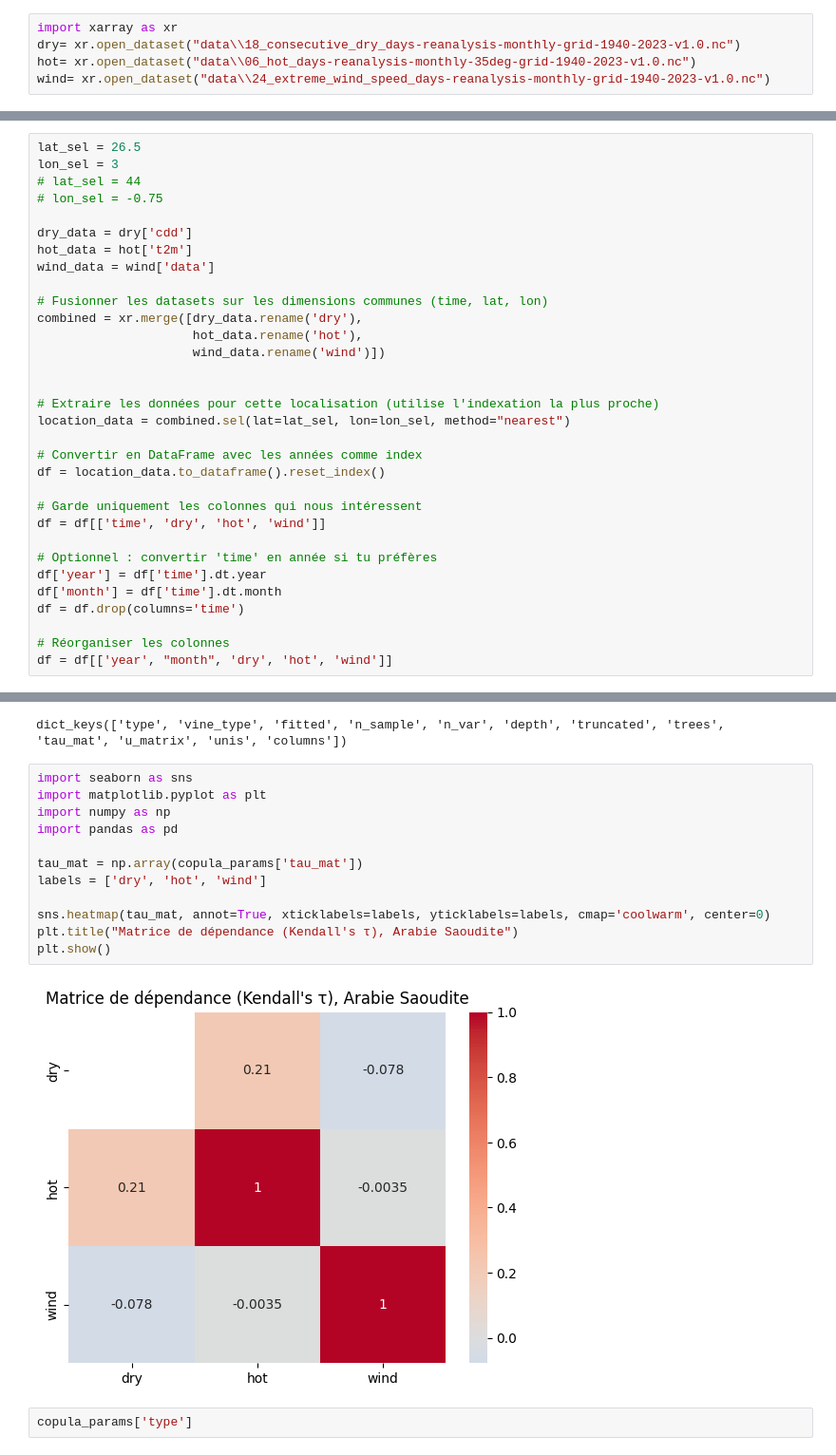
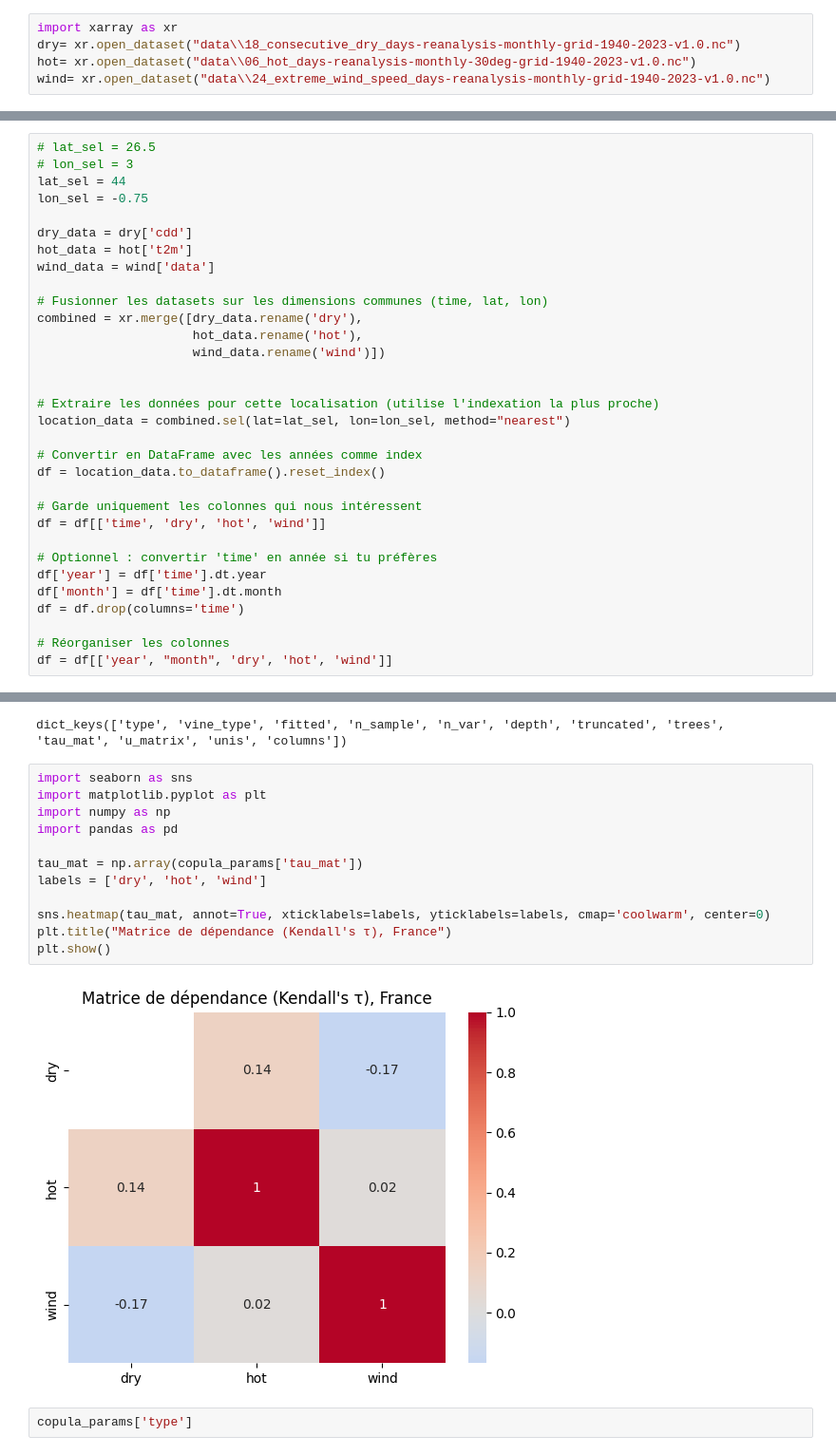
Before and after one commit to lucasvazelle/compound_climate_extremes_copula, a Jupyter notebook: notbook.ipynb, the cells around one changed output, grey strips where cells are left out. Shown at 95% size. Drawn from its saved outputs; the diff is of its cells as text.

```diff
--- a/notbook.ipynb
+++ b/notbook.ipynb
@@ -120,5 +119,5 @@ netcdf_files
 # %%
 import xarray as xr
 dry= xr.open_dataset("data\\18_consecutive_dry_days-reanalysis-monthly-grid-1940-2023-v1.0.nc")
-hot= xr.open_dataset("data\\06_hot_days-reanalysis-monthly-35deg-grid-1940-2023-v1.0.nc")
+hot= xr.open_dataset("data\\06_hot_days-reanalysis-monthly-30deg-grid-1940-2023-v1.0.nc")
 wind= xr.open_dataset("data\\24_extreme_wind_speed_days-reanalysis-monthly-grid-1940-2023-v1.0.nc")
@@ -175,8 +172,8 @@ print(top5)
 # %%
-lat_sel = 26.5
-lon_sel = 3
-# lat_sel = 44
-# lon_sel = -0.75
+# lat_sel = 26.5
+# lon_sel = 3
+lat_sel = 44
+lon_sel = -0.75
 
 dry_data = dry['cdd']
 hot_data = hot['t2m']
@@ -558,17 +589,17 @@ dict_keys(['type', 'vine_type', 'fitted', 'n_sample', 'n_var', 'depth', 'truncat
 # %%
 import seaborn as sns
 import matplotlib.pyplot as plt
 import numpy as np
 import pandas as pd
 
 tau_mat = np.array(copula_params['tau_mat'])
 labels = ['dry', 'hot', 'wind']
 
 sns.heatmap(tau_mat, annot=True, xticklabels=labels, yticklabels=labels, cmap='coolwarm', center=0)
-plt.title("Matrice de dépendance (Kendall's τ), Arabie Saoudite")
+plt.title("Matrice de dépendance (Kendall's τ), France")
 plt.show()
 # %% [output]
-[figure, old version]
+[figure, new version]
 # %%
 copula_params['type']
 # %% [output]
```
Also changed, not shown: parts of 13 cells of this notebook, 2 other files.
